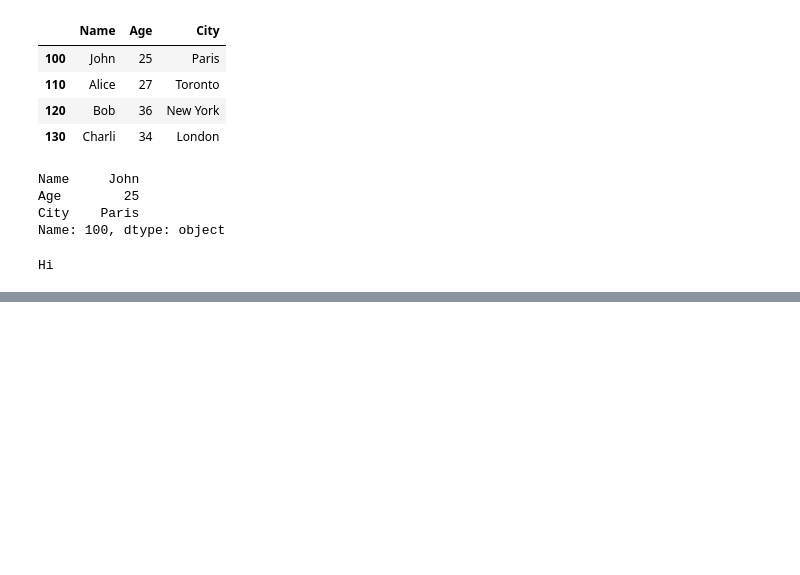
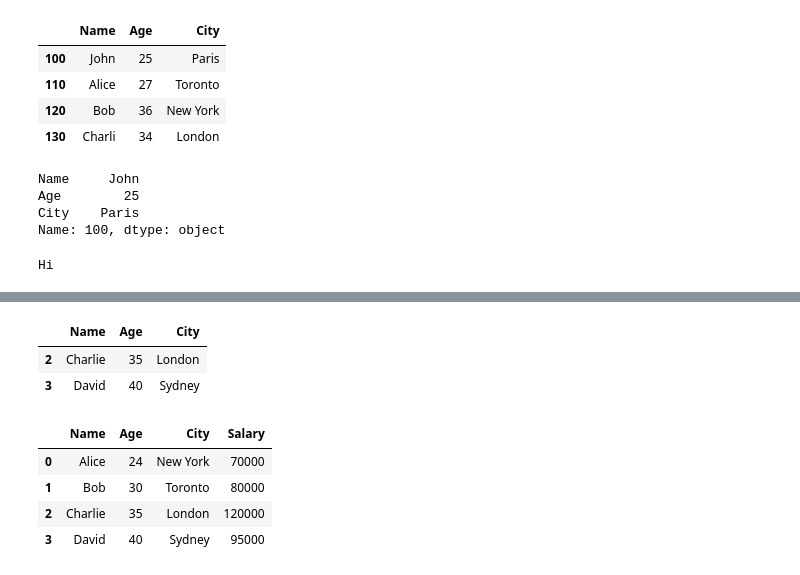
Before and after one commit to BikeshPrajapati/AI-and-ML-Assignment, a Jupyter notebook: PythonProject/Python _Pratices/Python_Pandas_Practices.ipynb, the cells around one changed output, grey strips where cells are left out. Saved outputs shown, nothing was run; the diff lists cells and outputs as text; code cells hidden in the pictures; blank space fills up the shorter version.

```diff
--- a/PythonProject/Python _Pratices/Python_Pandas_Practices.ipynb
+++ b/PythonProject/Python _Pratices/Python_Pandas_Practices.ipynb
@@ -353,0 +418,6 @@ Hi
+# %%
+data = {'Name': ['Alice', 'Bob', 'Charlie', 'David'],
+        'Age': [24, 30, 35, 40],
+        'City': ['New York', 'Toronto', 'London', 'Sydney']}
+# %%
+df = pd.DataFrame(data)
@@ -353,0 +442,19 @@ Hi
+# %%
+df.loc[df['Age'] >30]
+# %% [output]
+|  | Name | Age | City |
+| 2 | Charlie | 35 | London |
+| 3 | David | 40 | Sydney |
+# %%
+#problem 3: Adding and Deleteing columns
+
+salary_values = [70000,80000,120000,95000]
+df['Salary'] = salary_values
+# %%
+df
+# %% [output]
+|  | Name | Age | City | Salary |
+| 0 | Alice | 24 | New York | 70000 |
+| 1 | Bob | 30 | Toronto | 80000 |
+| 2 | Charlie | 35 | London | 120000 |
+| 3 | David | 40 | Sydney | 95000 |
```
Also changed, not shown: parts of 15 cells of this notebook, 1 other file.
